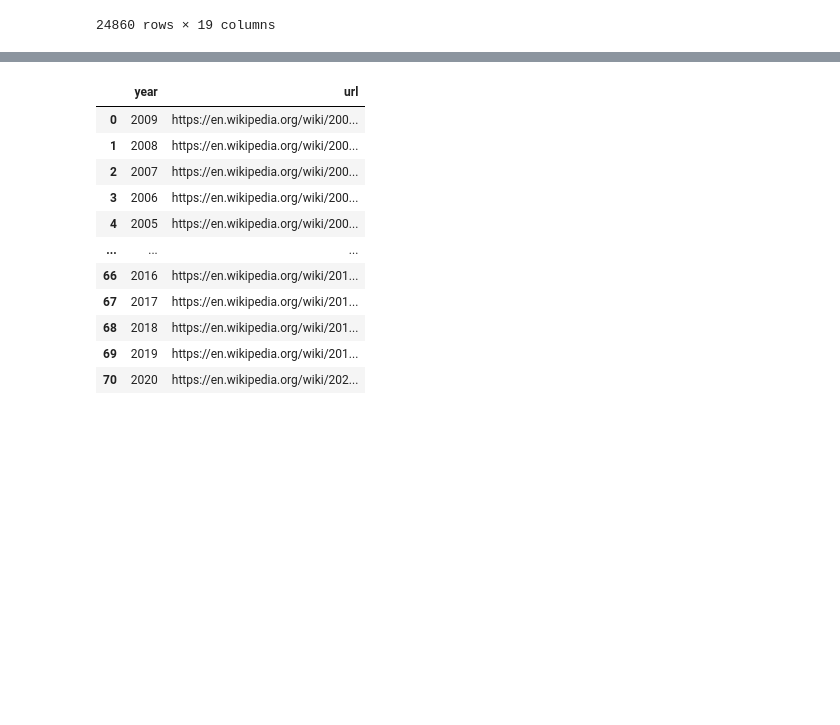
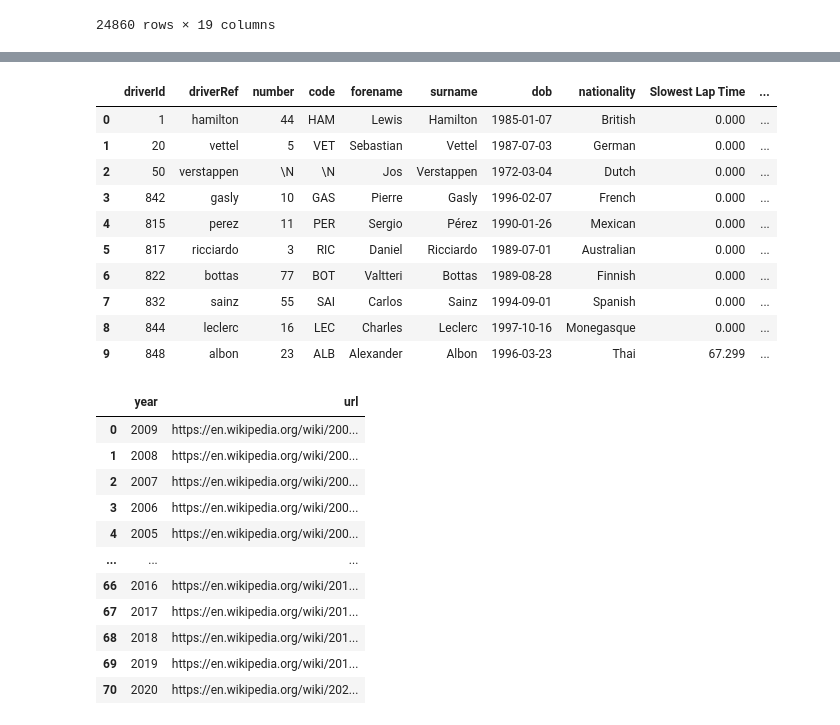
Before and after one commit to Vincent-glitch/ML-Project, a Jupyter notebook: notebooks/formula_etl.ipynb, the cells around one changed output, grey strips where cells are left out. Drawn from its saved outputs; the diff is of its cells as text; code cells hidden in the pictures; blank space fills up the shorter version.

```diff
--- a/notebooks/formula_etl.ipynb
+++ b/notebooks/formula_etl.ipynb
@@ -421,6 +446,8 @@ results_interim_df
 24860 rows × 19 columns
 # %%
 results_interim_df.loc[(results_interim_df["Win or Lost"].str.match("\+\d+") | results_interim_df["Win or Lost"].str.match('0')) == True, 'Win or Lost'] = "lost"
+# %%
+results_interim_df.loc[(results_interim_df["Win or Lost"].str.match("lost") == False, 'Win or Lost')] = "win"
 # %%
 wl_results = results_interim_df.replace({'Win or Lost': '0'}, 'lost')
 wl_results['Win or Lost'].value_counts()
@@ -455,0 +471,3 @@ wl_results
+# %%
+fastest_lap_time = wl_results.groupby('driverId')['fastestLapTime'].agg(['min','max','mean'])
+fastest_lap_time.rename(columns={'min':'Slowest Lap Time', 'max': 'Fastest Lap Time', 'mean': 'Average Lap Time'}).reset_index()
@@ -455,0 +476,3 @@ wl_results
+# %%
+speed = wl_results.groupby('driverId')['fastestLapSpeed'].agg(['min','max','mean'])
+speed.rename(columns={'min':'Minimum Speed', 'max': 'Maximum Speed', 'mean': 'Average Speed'})
@@ -455,0 +493,3 @@ wl_results
+# %%
+lap_speed = wl_results.groupby('driverId')['fastestLap'].agg(['min','max','mean'])
+lap_speed.rename(columns={'min':'Minimum Laps', 'max': 'Maximum Laps', 'mean': 'Average Laps'}).reset_index()
@@ -455,0 +531,17 @@ wl_results
+# %%
+speed_index = top10_2019.merge(fastest_lap_time, on = 'driverId', how = 'left').merge(speed, on='driverId', how='left').merge(lap_speed, on='driverId', how='left').fillna(0)
+speed_index.drop(columns='url', inplace=True)
+speed_index.rename(columns={'min_x':'Slowest Lap Time', 'man_x':'Fastest Lap Time', 'mean_x': 'Average Lap Time', 'min_y': 'Minimum Speed', 'max_y': 'Maximum Speed', 'mean_y': 'Average Speed', 'min': 'Minimum Laps', 'max': 'Maximum Laps', 'mean': 'Average Laps'}, inplace = True)
+speed_index
+# %% [output]
+|  | driverId | driverRef | number | code | forename | surname | dob | nationality | Slowest Lap Time | ... |
+| 0 | 1 | hamilton | 44 | HAM | Lewis | Hamilton | 1985-01-07 | British | 0.000 | ... |
+| 1 | 20 | vettel | 5 | VET | Sebastian | Vettel | 1987-07-03 | German | 0.000 | ... |
+| 2 | 50 | verstappen | \N | \N | Jos | Verstappen | 1972-03-04 | Dutch | 0.000 | ... |
+| 3 | 842 | gasly | 10 | GAS | Pierre | Gasly | 1996-02-07 | French | 0.000 | ... |
+| 4 | 815 | perez | 11 | PER | Sergio | Pérez | 1990-01-26 | Mexican | 0.000 | ... |
+| 5 | 817 | ricciardo | 3 | RIC | Daniel | Ricciardo | 1989-07-01 | Australian | 0.000 | ... |
+| 6 | 822 | bottas | 77 | BOT | Valtteri | Bottas | 1989-08-28 | Finnish | 0.000 | ... |
+| 7 | 832 | sainz | 55 | SAI | Carlos | Sainz | 1994-09-01 | Spanish | 0.000 | ... |
+| 8 | 844 | leclerc | 16 | LEC | Charles | Leclerc | 1997-10-16 | Monegasque | 0.000 | ... |
+| 9 | 848 | albon | 23 | ALB | Alexander | Albon | 1996-03-23 | Thai | 67.299 | ... |
```
Also changed, not shown: parts of 18 cells of this notebook, 53 other files.
